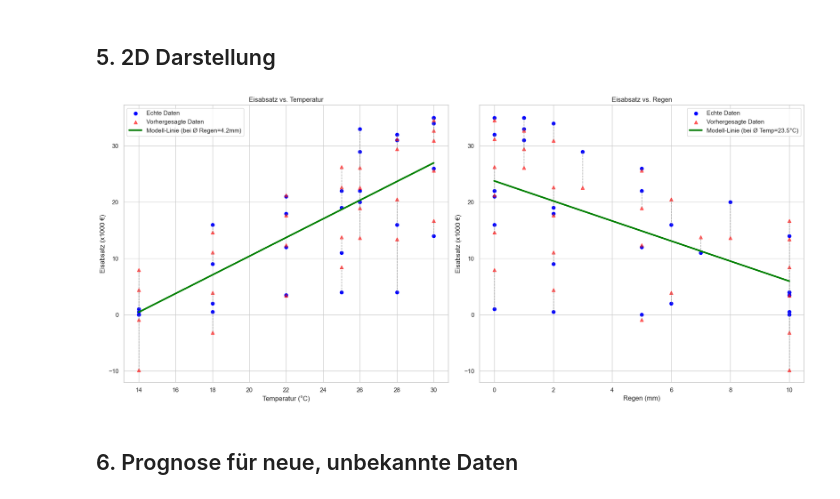
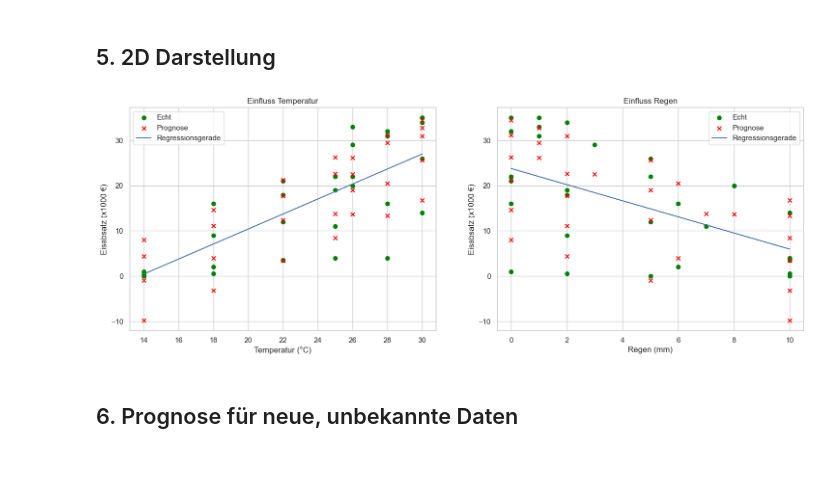
Before and after one commit to Ssaammyy36/Kurs-KI-Abgabe-1, a Jupyter notebook: Aufgabe_5/Aufgabe_5.ipynb, the cells around one changed output. Cells and saved outputs as stored; diff of their text form; code cells hidden in the pictures; blank space fills up the shorter version.

```diff
--- a/Aufgabe_5/Aufgabe_5.ipynb
+++ b/Aufgabe_5/Aufgabe_5.ipynb
@@ -238,20 +153,0 @@ plt.show()
-# %%
-# Vorhersagen auf den Testdaten machen
-y_pred = model.predict(X_test)
-
-r2 = r2_score(y_test, y_pred)
-print(f"R-Quadrat (R²): {r2:.4f}")
-
-n = len(y_test)       # Zeilen
-p = X_test.shape[1]         # Spalten
-r2_adj = 1 - (1 - r2) * ((n - 1) / (n - p - 1))
-print(f"Adjustiertes R-Quadrat (R²_adj): {r2_adj:.4f}")
-
-mae = mean_absolute_error(y_test, y_pred)
-print(f"Mittlerer Absoluter Fehler (MAE): {mae:.2f}")
-
-mse = mean_squared_error(y_test, y_pred)
-print(f"Mittlerer Quadratischer Fehler (MSE): {mse:.2f}")
-
-rmse = np.sqrt(mse)
-print(f"Wurzel des Mittleren Quadratischen Fehlers (RMSE): {rmse:.2f}")
@@ -313,75 +179,44 @@ plt.show()
 # %% [markdown]
 ## 5. 2D Darstellung
 # %%
+# Setup
+fig, (ax1, ax2) = plt.subplots(1, 2, figsize=(18, 6))
 
-# Erstelle eine Figur mit zwei Subplots
-fig, (ax1, ax2) = plt.subplots(1, 2, figsize=(18, 8))
+# --- Plot 1: Temperatur ---
 
-# Wir brauchen die Vorhersagen für den gesamten Datensatz
-y_pred_all = model.predict(X)
+ax1.scatter(X['Temperatur'], y, c='green', label='Echt')
+ax1.scatter(X['Temperatur'], y_pred, c='red', marker='x', label='Prognose')
 
-# --- Plot 1: Eisabsatz vs. Temperatur ---
+slope_temp = b
+intercept_temp = a + c * X['Regen'].mean()                              # Achsenabschnitt, angepasst um den mittleren Regeneinfluss
+x_line1 = np.array([X['Temperatur'].min(), X['Temperatur'].max()])
+y_line1 = slope_temp * x_line1 + intercept_temp
+ax1.plot(x_line1, y_line1, 'b-', label='Regressionsgerade')
 
-# 1. Echte Datenpunkte (Blau)
-ax1.scatter(X['Temperatur'], y, c='blue', label='Echte Daten')
-
-# 2. Vorhergesagte Datenpunkte (Rot)
-ax1.scatter(X['Temperatur'], y_pred_all, c='red', marker='^', alpha=0.6, label='Vorhergesagte Daten')
-
-# 3. Fehlerlinien (Grau)
-for i in range(len(X)):
-   ax1.plot([X['Temperatur'].iloc[i], X['Temperatur'].iloc[i]],
-            [y.iloc[i], y_pred_all[i]],
-            color='gray', linestyle='--', linewidth=1, alpha=0.7)
-
-# 4. Regressionslinie des Modells hinzufügen (Grün) mit expliziten Koeffizienten
-#    Wir halten 'Regen' auf seinem Durchschnittswert konstant, um die Linie zu zeichnen.
-temp_range = np.linspace(X['Temperatur'].min(), X['Temperatur'].max(), 100)
-regen_mean = X['Regen'].mean()
-# Die Modellgleichung für die Linie: y = a + b*Temperatur + c*durchschnittlicher_Regen
-y_pred_line_temp = a + b * temp_range + c * regen_mean
-ax1.plot(temp_range, y_pred_line_temp, color='green', linewidth=3, linestyle='-', label=f'Modell-Linie (bei Ø Regen={regen_mean:.1f}mm)')
-
+ax1.set_title('Einfluss Temperatur')
 ax1.set_xlabel('Temperatur (°C)')
 ax1.set_ylabel('Eisabsatz (x1000 €)')
-ax1.set_title('Eisabsatz vs. Temperatur')
 ax1.legend()
-ax1.grid(True)
 
-# --- Plot 2: Eisabsatz vs. Regen ---
+# --- Plot 2: Regen ---
 
-# 1. Echte Datenpunkte (Blau)
-ax2.scatter(X['Regen'], y, c='blue', label='Echte Daten')
+ax2.scatter(X['Regen'], y, c='green', label='Echt')
+ax2.scatter(X['Regen'], y_pred, c='red', marker='x', label='Prognose')
 
-# 2. Vorhergesagte Datenpunkte (Rot)
-ax2.scatter(X['Regen'], y_pred_all, c='red', marker='^', alpha=0.6, label='Vorhergesagte Daten')
+slope_regen = c
+intercept_regen = a + b * X['Temperatur'].mean()                # Achsenabschnitt, angepasst um den mittleren Temperatureinfluss
+x_line2 = np.array([X['Regen'].min(), X['Regen'].max()])
+y_line2 = slope_regen * x_line2 + intercept_regen
+ax2.plot(x_line2, y_line2, 'b-', label='Regressionsgerade')
 
-# 3. Fehlerlinien (Grau)
-for i in range(len(X)):
-   ax2.plot([X['Regen'].iloc[i], X['Regen'].iloc[i]],
-            [y.iloc[i], y_pred_all[i]],
-            color='gray', linestyle='--', linewidth=1, alpha=0.7)
-
-# 4. Regressionslinie des Modells hinzufügen (Grün) mit expliziten Koeffizienten
-#    Wir halten 'Temperatur' auf ihrem Durchschnittswert konstant, um die Linie zu zeichnen.
-regen_range = np.linspace(X['Regen'].min(), X['Regen'].max(), 100)
-temp_mean = X['Temperatur'].mean()
-# Die Modellgleichung für die Linie: y = a + b*durchschnittliche_Temperatur + c*Regen
-y_pred_line_regen = a + b * temp_mean + c * regen_range
-ax2.plot(regen_range, y_pred_line_regen, color='green', linewidth=3, linestyle='-', label=f'Modell-Linie (bei Ø Temp={temp_mean:.1f}°C)')
-
+ax2.set_title('Einfluss Regen')
 ax2.set_xlabel('Regen (mm)')
 ax2.set_ylabel('Eisabsatz (x1000 €)')
-ax2.set_title('Eisabsatz vs. Regen')
 ax2.legend()
-ax2.grid(True)
 
-
-# Zeige die Plots an
-plt.tight_layout()
 plt.show()
 # %% [output]
-[figure, old version]
+[figure, new version]
 # %% [markdown]
 ## 6. Prognose für neue, unbekannte Daten
 # %%
```
Also changed, not shown: parts of 25 cells of this notebook, 4 other files.
